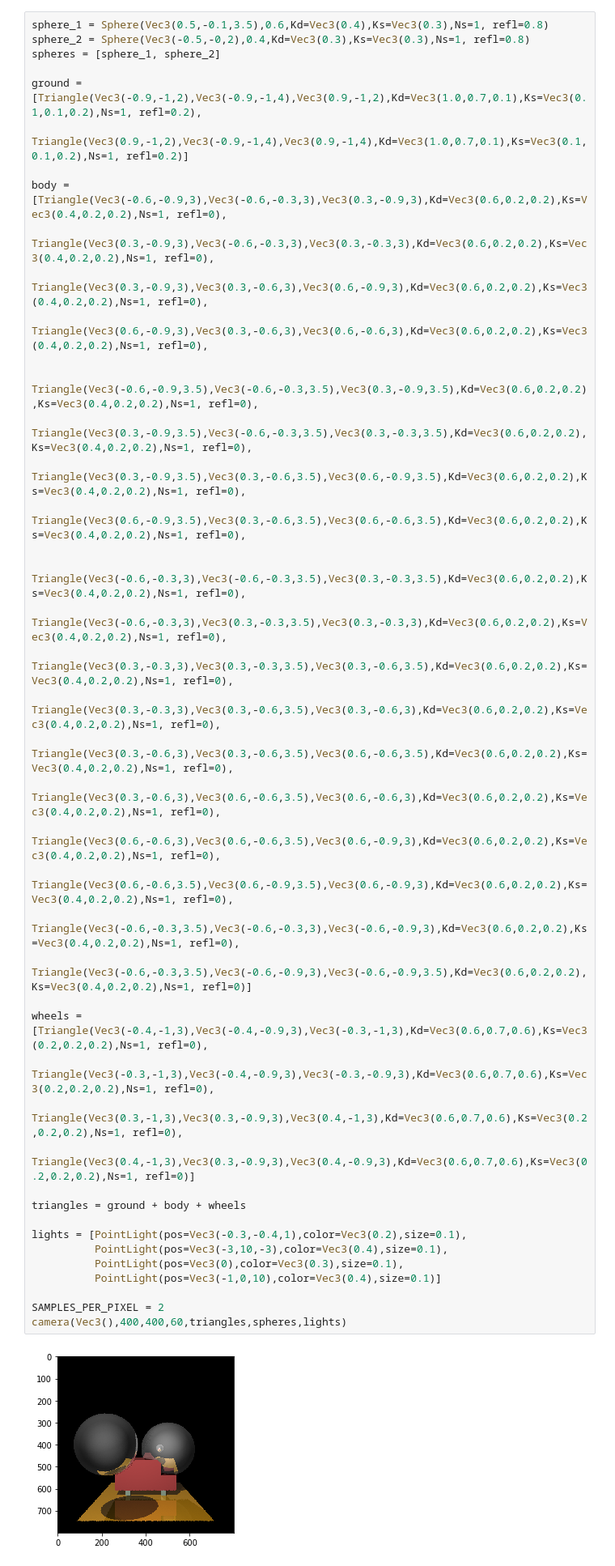
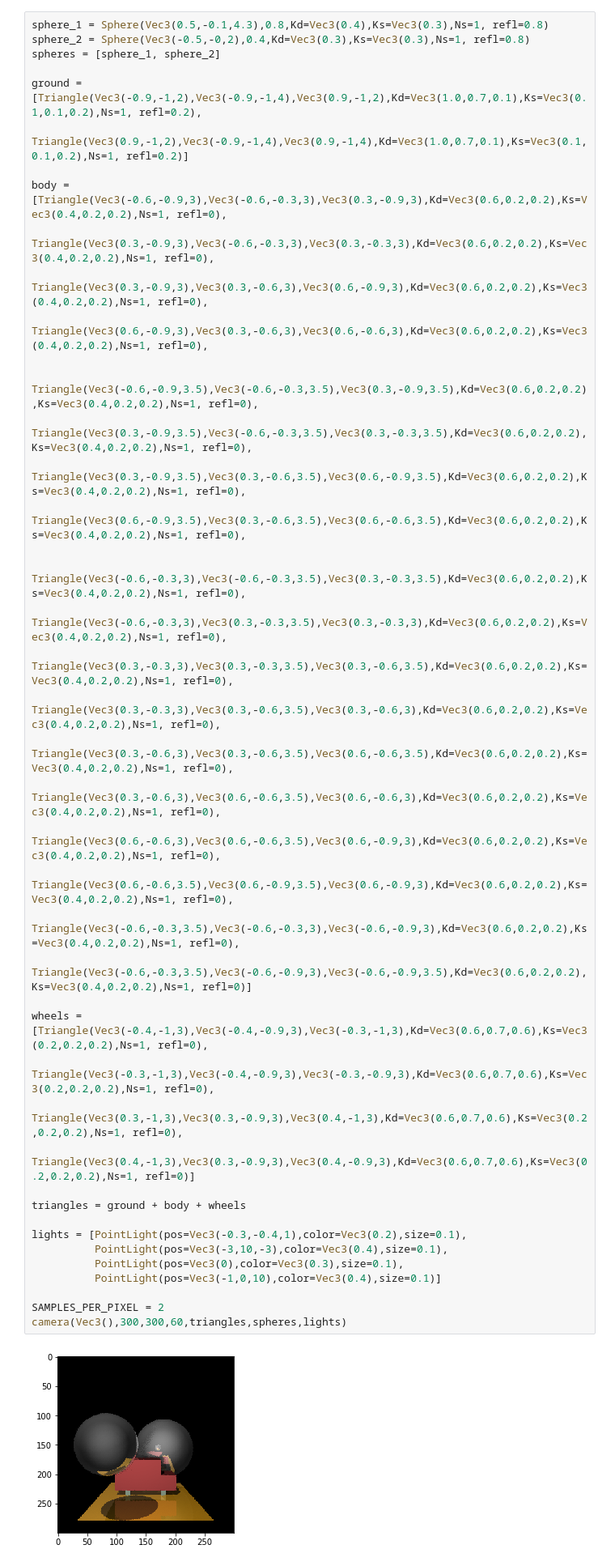
Before and after one commit to noahiscool13/PyRaytacerNotebook, a Jupyter notebook: Intro to raytracing in python.ipynb, the cells around one changed output. Shown at 81% size. Cells and saved outputs as stored; diff of their text form.

```diff
--- a/Intro to raytracing in python.ipynb
+++ b/Intro to raytracing in python.ipynb
@@ -1578,5 +1583,5 @@ We will use a relativly high resolution for this render, so it might take a whil
 # %%
-sphere_1 = Sphere(Vec3(0.5,-0.1,3.5),0.6,Kd=Vec3(0.4),Ks=Vec3(0.3),Ns=1, refl=0.8)
+sphere_1 = Sphere(Vec3(0.5,-0.1,4.3),0.8,Kd=Vec3(0.4),Ks=Vec3(0.3),Ns=1, refl=0.8)
 sphere_2 = Sphere(Vec3(-0.5,-0,2),0.4,Kd=Vec3(0.3),Ks=Vec3(0.3),Ns=1, refl=0.8)
 spheres = [sphere_1, sphere_2]
 
@@ -1591,35 +1596,35 @@ body = [Triangle(Vec3(-0.6,-0.9,3),Vec3(-0.6,-0.3,3),Vec3(0.3,-0.9,3),Kd=Vec3(0.
         Triangle(Vec3(-0.6,-0.9,3.5),Vec3(-0.6,-0.3,3.5),Vec3(0.3,-0.9,3.5),Kd=Vec3(0.6,0.2,0.2),Ks=Vec3(0.4,0.2,0.2),Ns=1, refl=0),
         Triangle(Vec3(0.3,-0.9,3.5),Vec3(-0.6,-0.3,3.5),Vec3(0.3,-0.3,3.5),Kd=Vec3(0.6,0.2,0.2),Ks=Vec3(0.4,0.2,0.2),Ns=1, refl=0),
         Triangle(Vec3(0.3,-0.9,3.5),Vec3(0.3,-0.6,3.5),Vec3(0.6,-0.9,3.5),Kd=Vec3(0.6,0.2,0.2),Ks=Vec3(0.4,0.2,0.2),Ns=1, refl=0),
         Triangle(Vec3(0.6,-0.9,3.5),Vec3(0.3,-0.6,3.5),Vec3(0.6,-0.6,3.5),Kd=Vec3(0.6,0.2,0.2),Ks=Vec3(0.4,0.2,0.2),Ns=1, refl=0),
 
         Triangle(Vec3(-0.6,-0.3,3),Vec3(-0.6,-0.3,3.5),Vec3(0.3,-0.3,3.5),Kd=Vec3(0.6,0.2,0.2),Ks=Vec3(0.4,0.2,0.2),Ns=1, refl=0),
         Triangle(Vec3(-0.6,-0.3,3),Vec3(0.3,-0.3,3.5),Vec3(0.3,-0.3,3),Kd=Vec3(0.6,0.2,0.2),Ks=Vec3(0.4,0.2,0.2),Ns=1, refl=0),
         Triangle(Vec3(0.3,-0.3,3),Vec3(0.3,-0.3,3.5),Vec3(0.3,-0.6,3.5),Kd=Vec3(0.6,0.2,0.2),Ks=Vec3(0.4,0.2,0.2),Ns=1, refl=0),
         Triangle(Vec3(0.3,-0.3,3),Vec3(0.3,-0.6,3.5),Vec3(0.3,-0.6,3),Kd=Vec3(0.6,0.2,0.2),Ks=Vec3(0.4,0.2,0.2),Ns=1, refl=0),
         Triangle(Vec3(0.3,-0.6,3),Vec3(0.3,-0.6,3.5),Vec3(0.6,-0.6,3.5),Kd=Vec3(0.6,0.2,0.2),Ks=Vec3(0.4,0.2,0.2),Ns=1, refl=0),
         Triangle(Vec3(0.3,-0.6,3),Vec3(0.6,-0.6,3.5),Vec3(0.6,-0.6,3),Kd=Vec3(0.6,0.2,0.2),Ks=Vec3(0.4,0.2,0.2),Ns=1, refl=0),
         Triangle(Vec3(0.6,-0.6,3),Vec3(0.6,-0.6,3.5),Vec3(0.6,-0.9,3),Kd=Vec3(0.6,0.2,0.2),Ks=Vec3(0.4,0.2,0.2),Ns=1, refl=0),
         Triangle(Vec3(0.6,-0.6,3.5),Vec3(0.6,-0.9,3.5),Vec3(0.6,-0.9,3),Kd=Vec3(0.6,0.2,0.2),Ks=Vec3(0.4,0.2,0.2),Ns=1, refl=0),
         Triangle(Vec3(-0.6,-0.3,3.5),Vec3(-0.6,-0.3,3),Vec3(-0.6,-0.9,3),Kd=Vec3(0.6,0.2,0.2),Ks=Vec3(0.4,0.2,0.2),Ns=1, refl=0),
         Triangle(Vec3(-0.6,-0.3,3.5),Vec3(-0.6,-0.9,3),Vec3(-0.6,-0.9,3.5),Kd=Vec3(0.6,0.2,0.2),Ks=Vec3(0.4,0.2,0.2),Ns=1, refl=0)]
 
 wheels = [Triangle(Vec3(-0.4,-1,3),Vec3(-0.4,-0.9,3),Vec3(-0.3,-1,3),Kd=Vec3(0.6,0.7,0.6),Ks=Vec3(0.2,0.2,0.2),Ns=1, refl=0),
           Triangle(Vec3(-0.3,-1,3),Vec3(-0.4,-0.9,3),Vec3(-0.3,-0.9,3),Kd=Vec3(0.6,0.7,0.6),Ks=Vec3(0.2,0.2,0.2),Ns=1, refl=0),
           Triangle(Vec3(0.3,-1,3),Vec3(0.3,-0.9,3),Vec3(0.4,-1,3),Kd=Vec3(0.6,0.7,0.6),Ks=Vec3(0.2,0.2,0.2),Ns=1, refl=0),
           Triangle(Vec3(0.4,-1,3),Vec3(0.3,-0.9,3),Vec3(0.4,-0.9,3),Kd=Vec3(0.6,0.7,0.6),Ks=Vec3(0.2,0.2,0.2),Ns=1, refl=0)]
 
 triangles = ground + body + wheels
 
 lights = [PointLight(pos=Vec3(-0.3,-0.4,1),color=Vec3(0.2),size=0.1),
           PointLight(pos=Vec3(-3,10,-3),color=Vec3(0.4),size=0.1),
           PointLight(pos=Vec3(0),color=Vec3(0.3),size=0.1),
           PointLight(pos=Vec3(-1,0,10),color=Vec3(0.4),size=0.1)]
 
 SAMPLES_PER_PIXEL = 2
-camera(Vec3(),400,400,60,triangles,spheres,lights)
+camera(Vec3(),300,300,60,triangles,spheres,lights)
 # %% [output]
-[figure, old version]
+[figure, new version]
 # %% [markdown]
 As you can see there are now two spheres.
 You can even see the reflection of one of the spheres in the other sphere!
```
Also changed, not shown: parts of 9 cells of this notebook, 1 other file.
